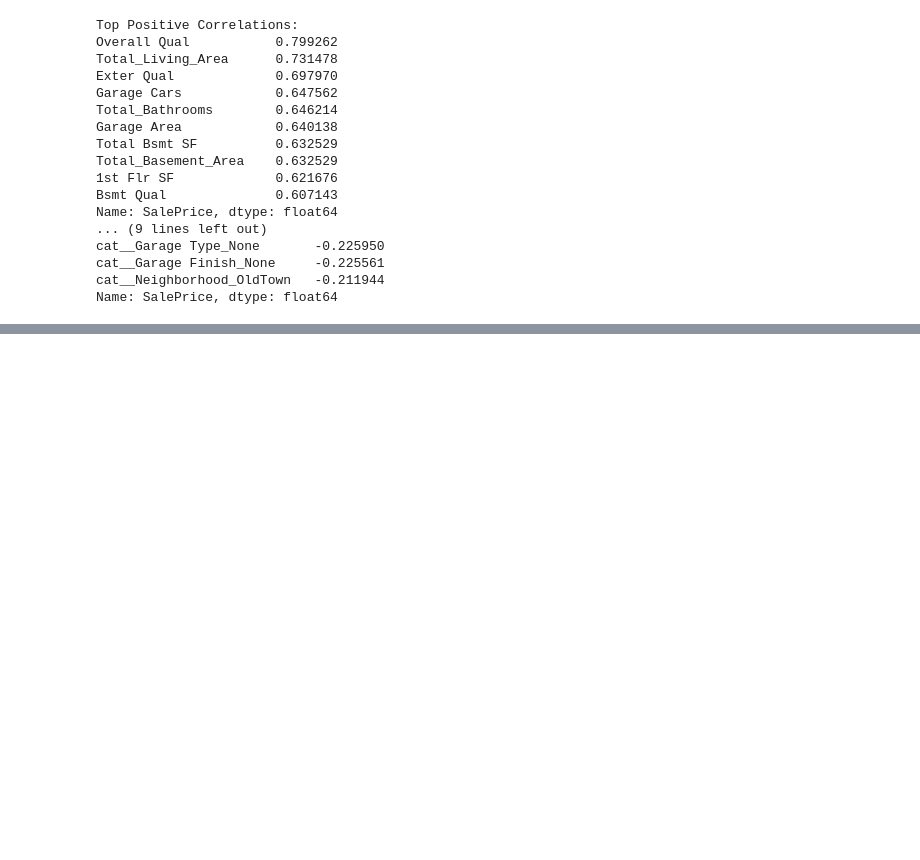
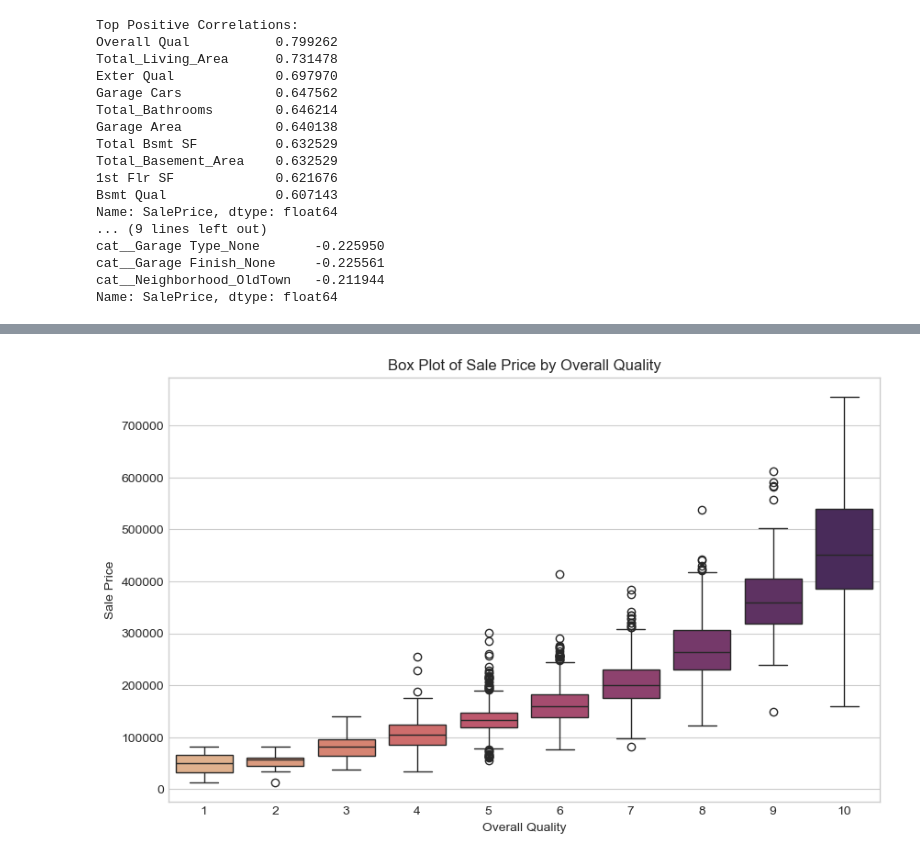
Before and after one commit to Sandeep20013/AI-Learning-Tracking, a Jupyter notebook: Projects/Ames Housing Prediction/Ames Housing Price Prediction - Visualization and Feature Engineering.ipynb, the cells around one changed output, grey strips where cells are left out. Cells and saved outputs as stored; diff of their text form; code cells hidden in the pictures; blank space fills up the shorter version.

```diff
--- a/Projects/Ames Housing Prediction/Ames Housing Price Prediction - Visualization and Feature Engineering.ipynb
+++ b/Projects/Ames Housing Prediction/Ames Housing Price Prediction - Visualization and Feature Engineering.ipynb
@@ -233,0 +232,9 @@ From this analysis, we can identify the columns' correlation with `SalePrice`:
+# %%
+plt.figure(figsize=(10, 6))
+sns.boxplot(data = df, x = 'Overall Qual', y = 'SalePrice', palette='flare', hue='Overall Qual', legend= False)
+plt.title("Box Plot of Sale Price by Overall Quality")
+plt.xlabel("Overall Quality")
+plt.ylabel("Sale Price")
+plt.show()
+# %% [output]
+[figure, added]
```
Also changed, not shown: parts of 13 cells of this notebook.
